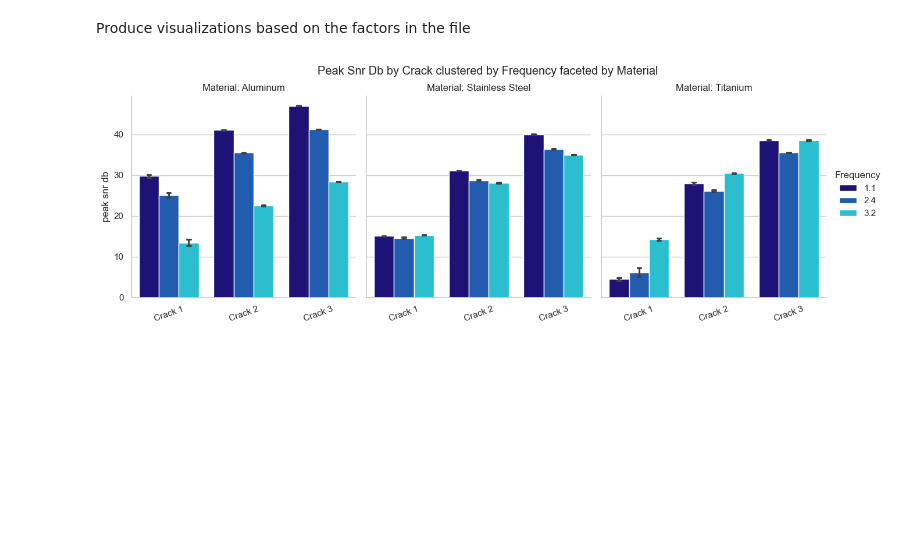
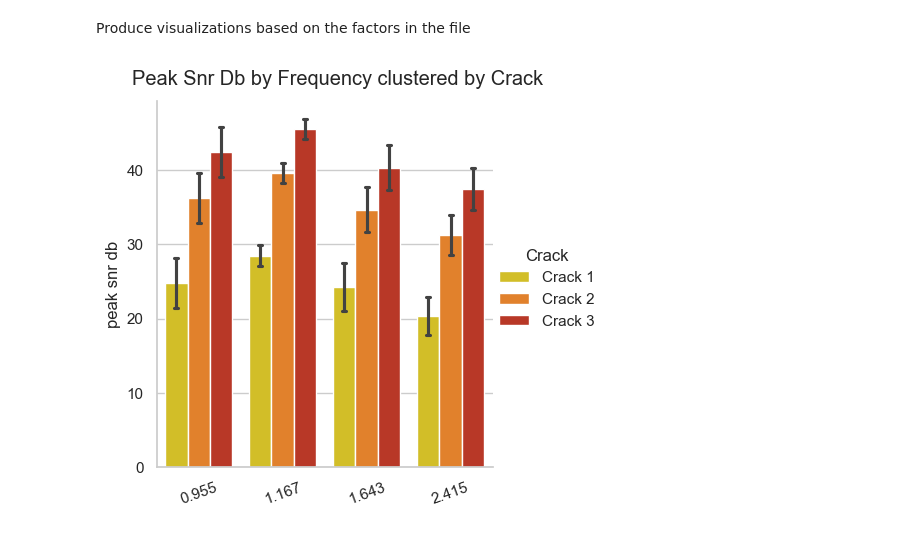
Before and after one commit to Animal-Inspired-Motion-And-Robotics-Lab/ldcscanner, a Jupyter notebook: SNR_Interactive_Analysis.ipynb, the cells around one changed output. Saved outputs shown, nothing was run; the diff lists cells and outputs as text; code cells hidden in the pictures; blank space fills up the shorter version.

```diff
--- a/SNR_Interactive_Analysis.ipynb
+++ b/SNR_Interactive_Analysis.ipynb
@@ -162,9 +162,9 @@ CRACK_COLOR_MAP = getattr(cfg, "CRACK_COLOR_MAP", {})
 
 # Choose what to plot here.
 # GROUP_BY = x-axis, CLUSTER_BY = legend/hue, FACET_BY = column facets.
-GROUP_BY = "Crack"      # Examples: "Material", "Frequency", "Inductor", "Crack"
-CLUSTER_BY = "Frequency"     # Set to None to disable clustering.
-FACET_BY = "Material"   # Set to None to disable faceting.
+GROUP_BY = "Frequency"      # Examples: "Material", "Frequency", "Inductor", "Crack"
+CLUSTER_BY = "Crack"     # Set to None to disable clustering.
+FACET_BY = None   # Set to None to disable faceting.
 VALUE_COL = "peak_snr_db"
 PLOT_KIND = "bar"        # bar, box, violin, strip, swarm
 ESTIMATOR = "mean"       # Used for bar-like plots.
@@ -320,31 +320,31 @@ plot_kwargs = dict(
     aspect=0.95,
     sharey=True,
 )
 if CLUSTER_BY is not None:
     plot_kwargs["hue"] = CLUSTER_BY
     plot_kwargs["hue_order"] = cluster_order
     if plot_palette is not None:
         plot_kwargs["palette"] = plot_palette
 if FACET_BY is not None:
     plot_kwargs["col"] = FACET_BY
     plot_kwargs["col_order"] = facet_order
 
 g = sns.catplot(**plot_kwargs)
 g.set_axis_labels("", VALUE_COL.replace("_", " "))
 if FACET_BY is not None:
     g.set_titles(f"{FACET_BY}: {{col_name}}")
 g.fig.suptitle(plot_title, y=1.03)
 for ax in g.axes.flat:
     ax.tick_params(axis="x", rotation=ROTATE_X_LABELS)
 
 pdf_dir = Path("outputs") / "reports"
 pdf_dir.mkdir(parents=True, exist_ok=True)
 pdf_path = pdf_dir / f"snr_custom_plot_{datetime.now():%Y%m%d_%H%M%S}.pdf"
 if SAVE_PDF:
     with PdfPages(pdf_path) as pdf:
         pdf.savefig(g.fig, bbox_inches="tight")
     print(f"Saved plot PDF: {pdf_path}")
 
 plt.show()
 # %% [output]
-[figure, old version]
+[figure, new version]
```
Also changed, not shown: parts of 1 cell of this notebook, 2 other files.
